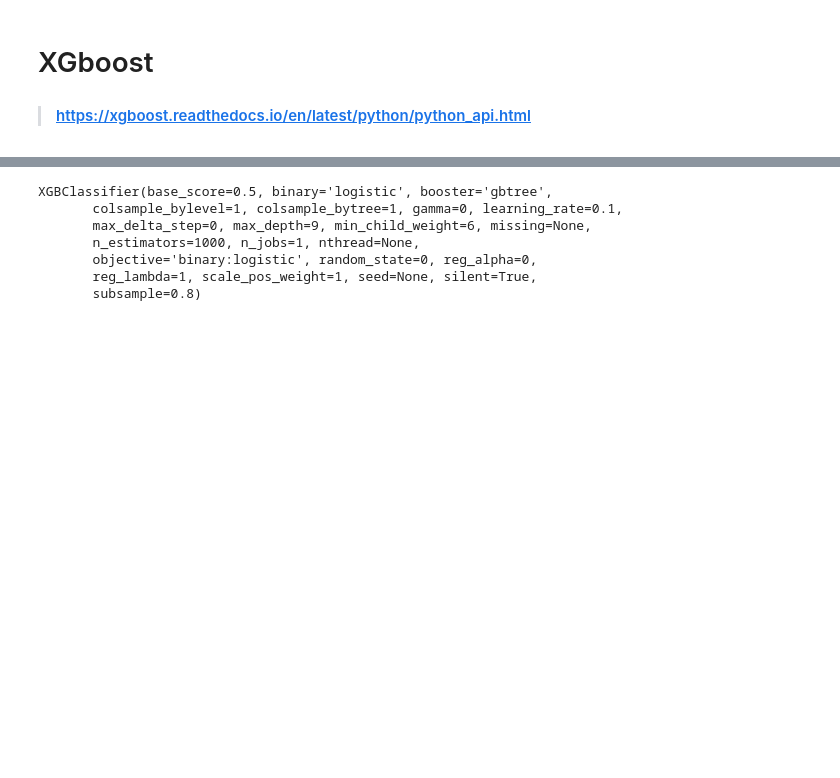
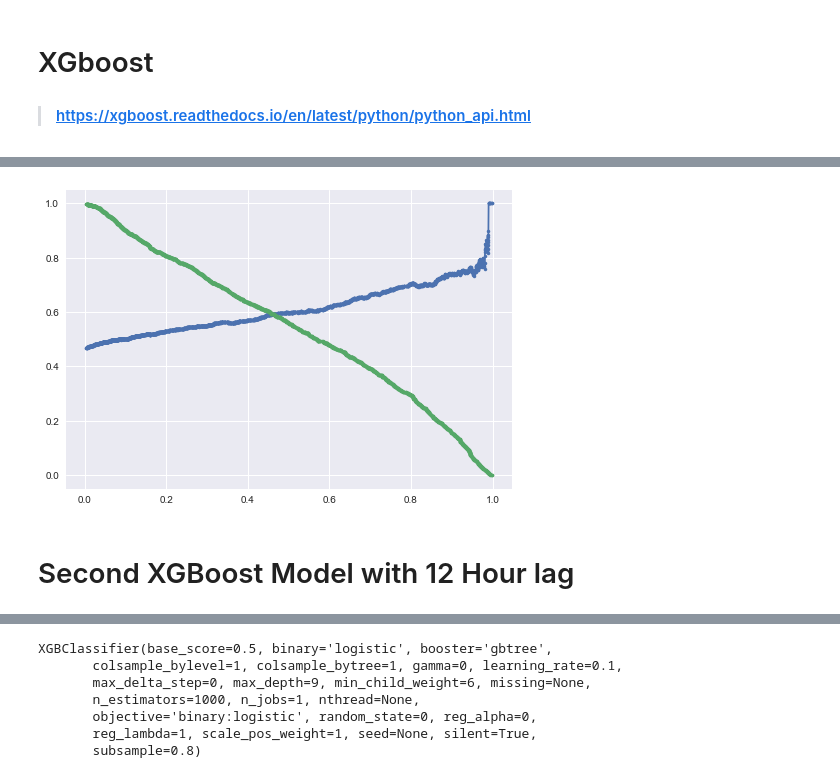
Before and after one commit to amitbhsingh/Project, a Jupyter notebook: 01_Project/binance.ipynb, the cells around one changed output, grey strips where cells are left out. Drawn from its saved outputs; the diff is of its cells as text; code cells hidden in the pictures; blank space fills up the shorter version.

```diff
--- a/01_Project/binance.ipynb
+++ b/01_Project/binance.ipynb
@@ -466,4 +466,4 @@ from xgboost import XGBClassifier
 seed=7
 test_size=0.30
 # %%
-X_train, X_test, y_train, y_test = train_test_split(X_tsfresh_cr, y, test_size=test_size, random_state=seed)
+X_train, X_test, y_train, y_test = train_test_split(X_tsfresh_cr6h, y6, test_size=test_size, random_state=seed)
@@ -469,0 +489,5 @@ X_train, X_test, y_train, y_test = train_test_split(X_tsfresh_cr, y, test_size=t
+# %%
+probs=model.predict_proba(X_test)
+probs=probs[:,1]
+yhat=model.predict(X_test)
+precision, recall, thresholds = precision_recall_curve(y_test, probs)
@@ -469,0 +521,8 @@ X_train, X_test, y_train, y_test = train_test_split(X_tsfresh_cr, y, test_size=t
+# %%
+plt.plot(thresholds, precision[1:] , marker='.')
+plt.plot(thresholds, recall[1:] , marker='.')
+plt.show()
+# %% [output]
+[figure, added]
+# %% [markdown]
+# Second XGBoost Model with 12 Hour lag
```
Also changed, not shown: parts of 33 cells of this notebook.
